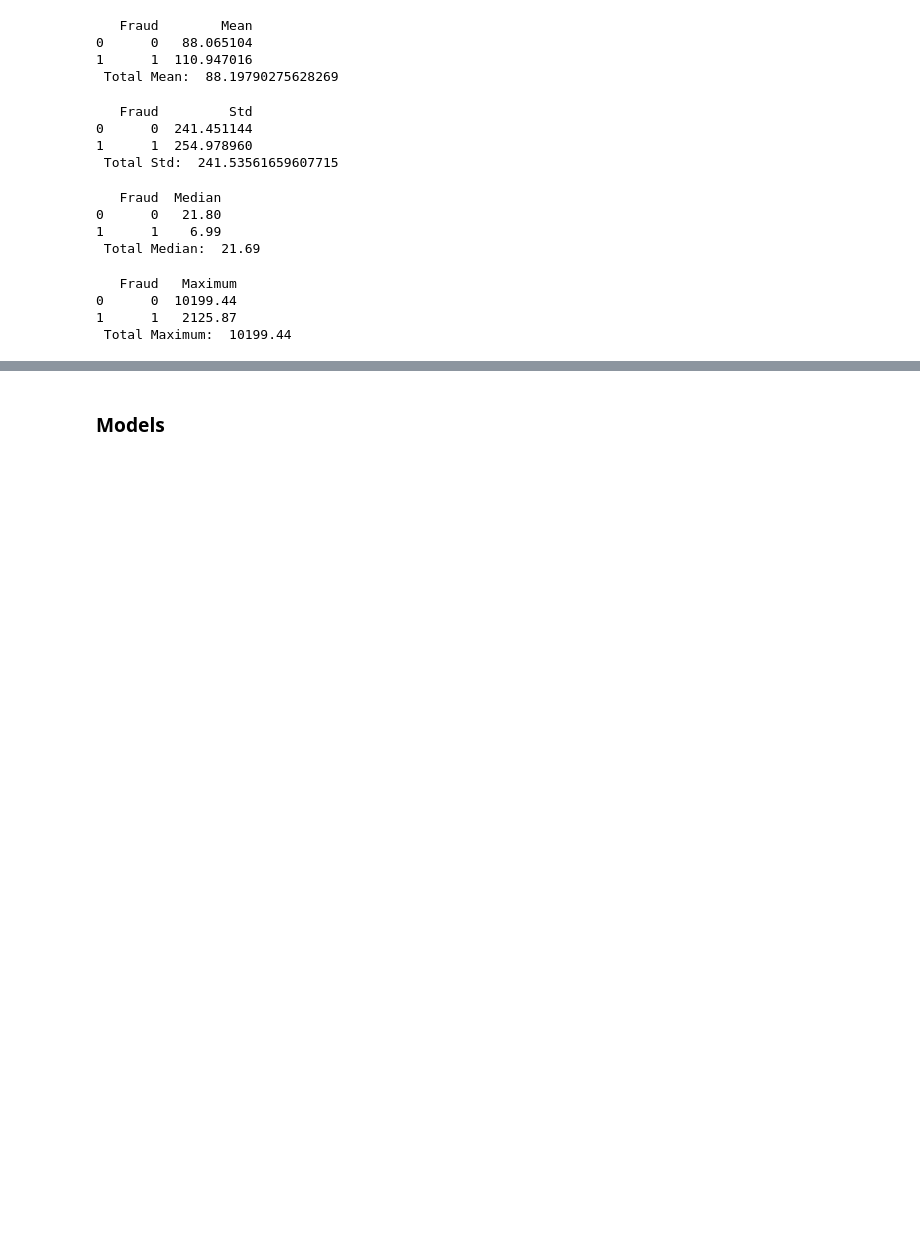
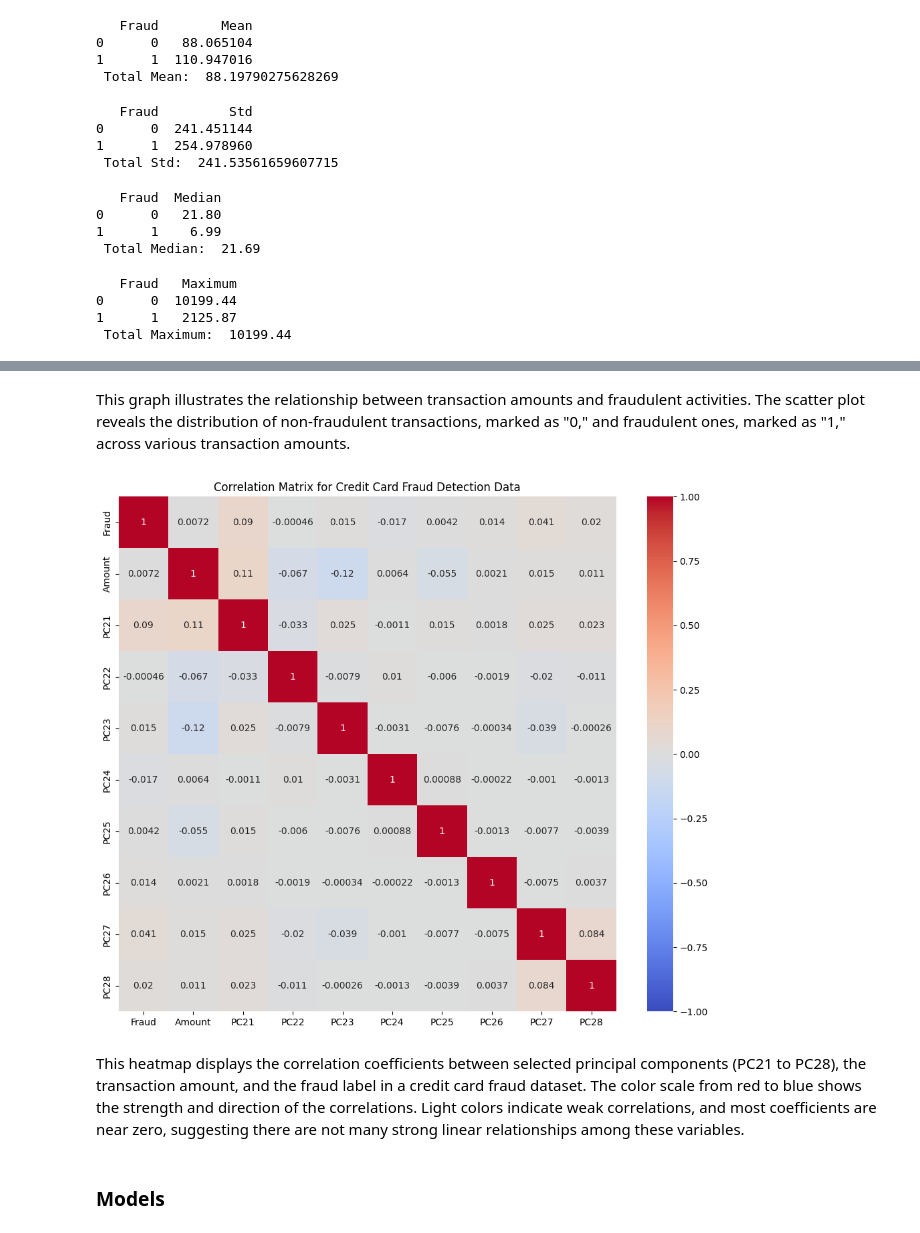
Before and after one commit to CenlingH/CS307-Modeling-and-Learning-DS, a Jupyter notebook: lab/lab6/lab-06.ipynb, the cells around one changed output, grey strips where cells are left out. Saved outputs shown, nothing was run; the diff lists cells and outputs as text; code cells hidden in the pictures; blank space fills up the shorter version.

```diff
--- a/lab/lab6/lab-06.ipynb
+++ b/lab/lab6/lab-06.ipynb
@@ -125,2 +132,16 @@ print(amount_maximum[['Fraud','Maximum']], '\n', 'Total Maximum: ',fraud_train['
+# %% [markdown]
+This graph illustrates the relationship between transaction amounts and fraudulent activities. The scatter plot reveals the distribution of non-fraudulent transactions, marked as "0," and fraudulent ones, marked as "1," across various transaction amounts.
+# %%
+part_fraud_train = fraud_train[['Fraud', 'Amount', 'PC21',
+                                'PC22', 'PC23', 'PC24', 'PC25', 'PC26', 'PC27', 'PC28']]
+correlation_matrix = part_fraud_train.corr()
+plt.figure(figsize=(12, 10))
+sns.heatmap(correlation_matrix, annot=True, cmap='coolwarm', vmin=-1, vmax=1)
+plt.title('Correlation Matrix for Credit Card Fraud Detection Data')
+plt.show()
+# %% [output]
+[figure, added]
+# %% [markdown]
+This heatmap displays the correlation coefficients between selected principal components (PC21 to PC28), the transaction amount, and the fraud label in a credit card fraud dataset. The color scale from red to blue shows the strength and direction of the correlations. Light colors indicate weak correlations, and most coefficients are near zero, suggesting there are not many strong linear relationships among these variables.
 # %% [markdown]
 ### Models
```
Also changed, not shown: parts of 28 cells of this notebook, 3 other files.
